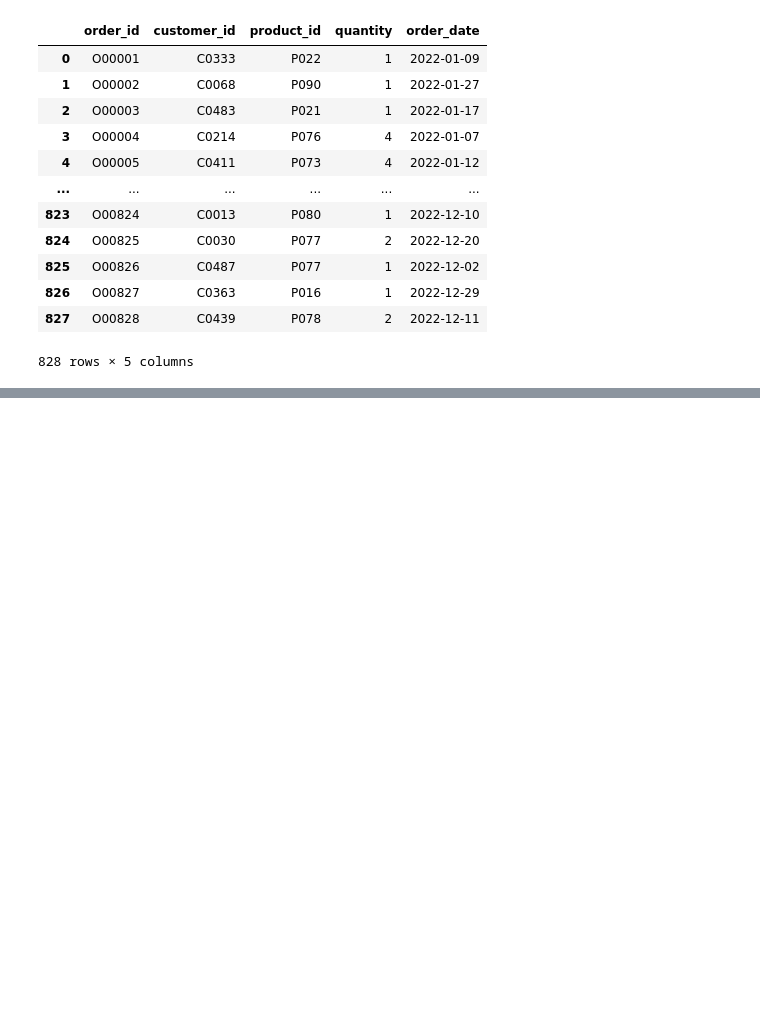
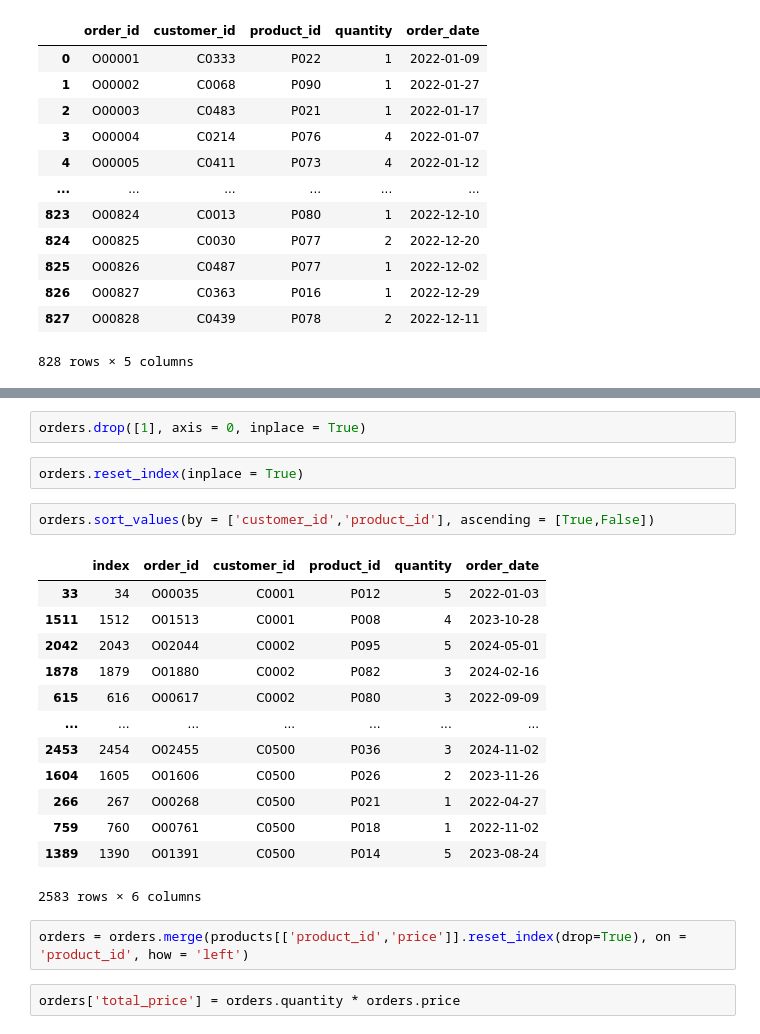
Before and after one commit to memonY49/SMIT-AIDS-Yasir-Batch1, a Jupyter notebook: week 17 dataset/Untitled.ipynb, the cells around one changed output, grey strips where cells are left out. Drawn from its saved outputs; the diff is of its cells as text; blank space fills up the shorter version.

```diff
--- a/week 17 dataset/Untitled.ipynb
+++ b/week 17 dataset/Untitled.ipynb
@@ -46,0 +220,24 @@ orders_2022
+# %%
+orders.drop([1], axis = 0, inplace = True)
+# %%
+orders.reset_index(inplace = True)
+# %%
+orders.sort_values(by = ['customer_id','product_id'], ascending = [True,False])
+# %% [output]
+|  | index | order_id | customer_id | product_id | quantity | order_date |
+| 33 | 34 | O00035 | C0001 | P012 | 5 | 2022-01-03 |
+| 1511 | 1512 | O01513 | C0001 | P008 | 4 | 2023-10-28 |
+| 2042 | 2043 | O02044 | C0002 | P095 | 5 | 2024-05-01 |
+| 1878 | 1879 | O01880 | C0002 | P082 | 3 | 2024-02-16 |
+| 615 | 616 | O00617 | C0002 | P080 | 3 | 2022-09-09 |
+| ... | ... | ... | ... | ... | ... | ... |
+| 2453 | 2454 | O02455 | C0500 | P036 | 3 | 2024-11-02 |
+| 1604 | 1605 | O01606 | C0500 | P026 | 2 | 2023-11-26 |
+| 266 | 267 | O00268 | C0500 | P021 | 1 | 2022-04-27 |
+| 759 | 760 | O00761 | C0500 | P018 | 1 | 2022-11-02 |
+| 1389 | 1390 | O01391 | C0500 | P014 | 5 | 2023-08-24 |
+2583 rows × 6 columns
+# %%
+orders = orders.merge(products[['product_id','price']].reset_index(drop=True), on = 'product_id', how = 'left')
+# %%
+orders['total_price'] = orders.quantity * orders.price
```
Also changed, not shown: parts of 15 cells of this notebook, 3 other files.
